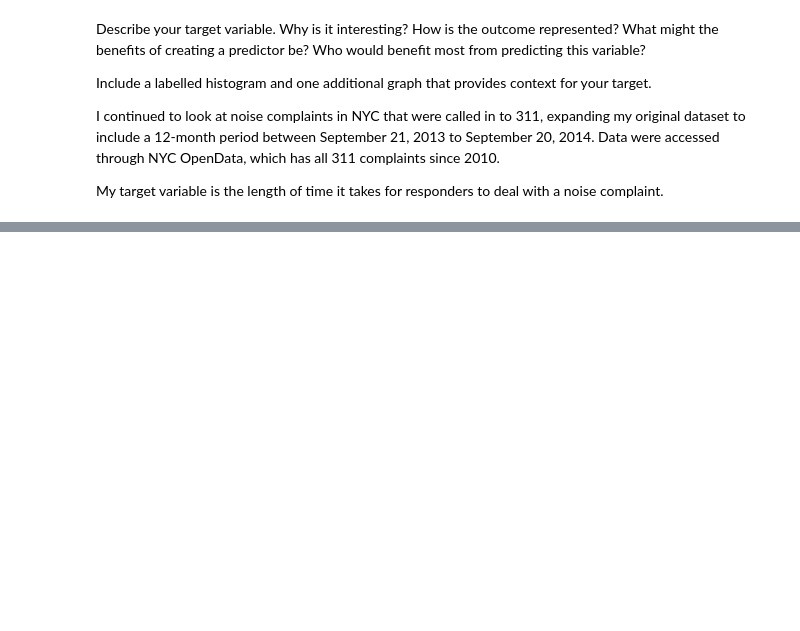
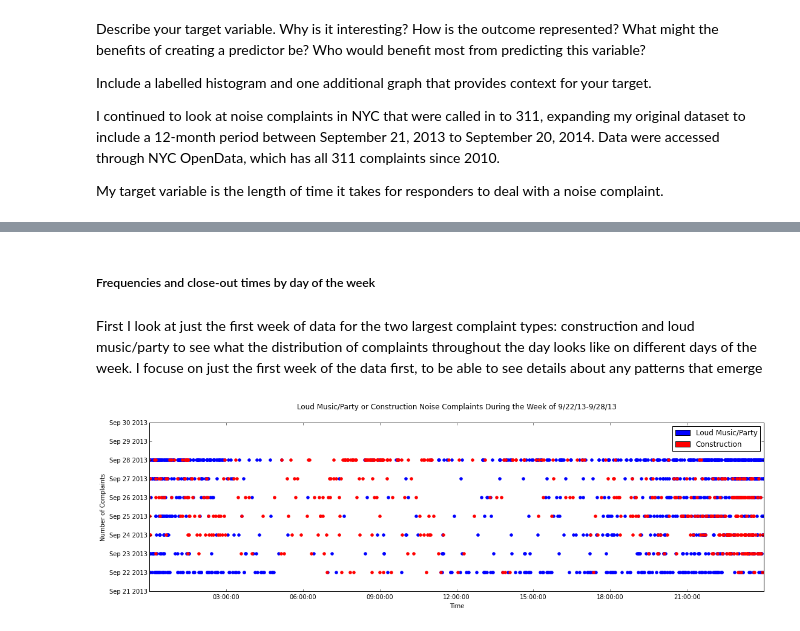
Before and after one commit to Yue1Harriet1Huang/GA-Data-Science, a Jupyter notebook: Final_Project_20141119.ipynb, the cells around one changed output, grey strips where cells are left out. Saved outputs shown, nothing was run; the diff lists cells and outputs as text; code cells hidden in the pictures; blank space fills up the shorter version.

```diff
--- a/Final_Project_20141119.ipynb
+++ b/Final_Project_20141119.ipynb
@@ -450,0 +177,60 @@ plt.legend(handles=[c_patch])
+# %% [markdown]
+##### Frequencies and close-out times by day of the week
+# %% [markdown]
+First I look at just the first week of data for the two largest complaint types: construction and loud music/party to see what the distribution of complaints throughout the day looks like on different days of the week. I focuse on just the first week of the data first, to be able to see details about any patterns that emerge
+# %%
+noise_c['create_date'] = noise_c['create'].map(lambda x: datetime.date(x))
+noise_c['create_time'] = noise_c['create'].map(lambda y: datetime.time(y))
+# %%
+week_922_mus = noise_c.ix[ ( (noise_c['create_date'] >= date(2013, 9, 22)) & (noise_c['create_date'] < date(2013, 9, 29)) &
+                      (noise_c['descriptor'] == 'Loud Music/Party') ) ]
+
+week_922_const = noise_c.ix[ ( (noise_c['create_date'] >= date(2013, 9, 22)) & (noise_c['create_date'] < date(2013, 9, 29)) &
+                      (noise_c['descriptor'] == 'Noise: Construction Before/After Hours (NM1)') ) ]
+
+base_date = date(2001,1,1)
+
+times_mus = np.fromiter((matplotlib.dates.date2num(datetime.combine(base_date, d)) for d in week_922_mus['create_time']),
+                    dtype = 'float', count = len(week_922_mus['create_time']))
+dates_mus = matplotlib.dates.date2num(week_922_mus['create_date'])
+
+times_const = np.fromiter((matplotlib.dates.date2num(datetime.combine(base_date, d)) for d in week_922_const['create_time']),
+                    dtype = 'float', count = len(week_922_const['create_time']))
+dates_const = matplotlib.dates.date2num(week_922_const['create_date'])
+# %%
+from matplotlib.patches import Rectangle
+
+fig = plt.figure(figsize=(40,5))
+ax1 = fig.add_subplot(1, 2, 1)
+ax2 = plt.subplot(1,2,1)
+ax3 = fig.add_subplot(1, 2, 1)
+
+ax1.scatter(times_mus, dates_mus,color='blue')
+ax1.xaxis_date()
+ax1.yaxis_date()
+ax1.set_xlim(min(times_mus),max(times_mus))
+ax1.set_ylim(min(dates_const)-1,max(dates_const)+1)
+
+ax3.scatter(times_const, dates_const,color='red')
+ax3.xaxis_date()
+ax3.yaxis_date()
+ax3.set_xlim(min(times_mus),max(times_mus))
+ax3.set_ylim(min(dates_const)-1,max(dates_const)+2)
+
+plt.xlabel("Time")
+plt.ylabel("Number of Complaints")
+
+figure_title = "Loud Music/Party or Construction Noise Complaints During the Week of 9/22/13-9/28/13"
+
+plt.text(0.5, 1.08, figure_title,
+         horizontalalignment='center',
+         fontsize=12,
+         transform = ax2.transAxes)
+
+p1 = Rectangle((0, 0), 1, 1, fc="b")
+p2 = Rectangle((0, 0), 1, 1, fc="r")
+matplotlib.pyplot.legend((p1, p2), ('Loud Music/Party','Construction'),loc="best")
+
+plt.show()
+# %% [output]
+[figure, added]
```
Also changed, not shown: parts of 118 cells of this notebook, 2 other files.
